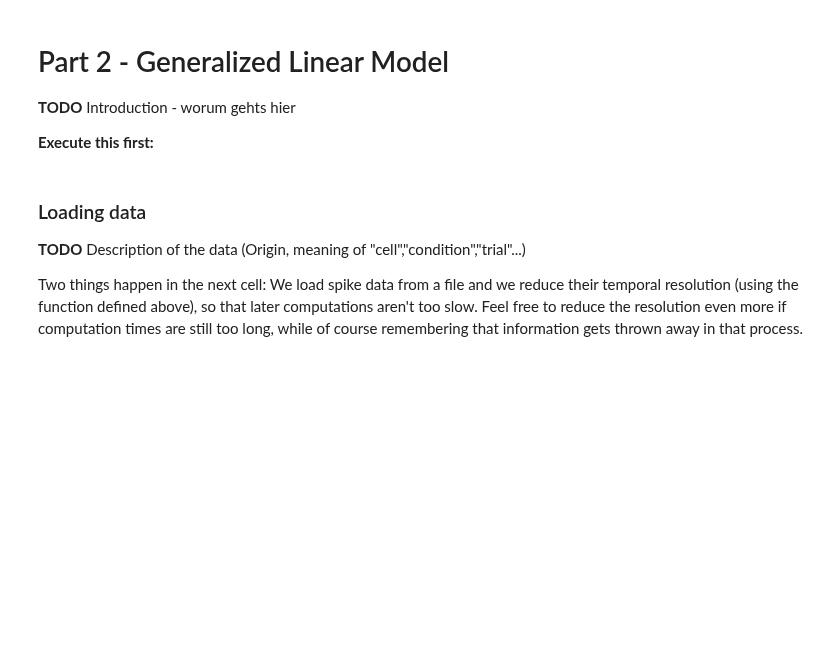
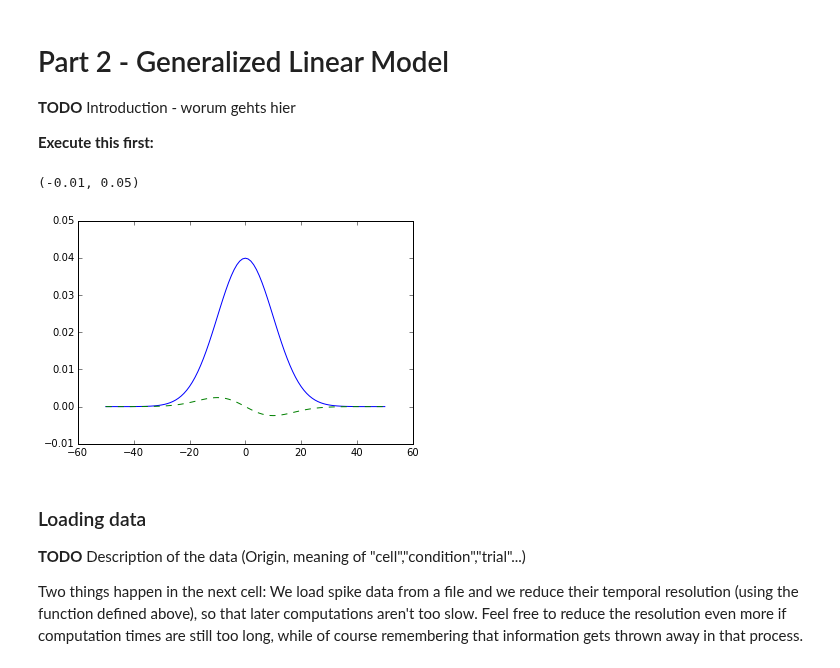
Before and after one commit to cknd/decoding, a Jupyter notebook: 02 [Solution] Part 2 - GLM.ipynb, the cells around one changed output. Saved outputs shown, nothing was run; the diff lists cells and outputs as text; code cells hidden in the pictures; blank space fills up the shorter version.

```diff
--- a/02 [Solution] Part 2 - GLM.ipynb
+++ b/02 [Solution] Part 2 - GLM.ipynb
@@ -40,6 +40,21 @@ def reduce_resolution(array,factor,sum_spikes=False):
     if spikecount_difference > 0:
         print "Lost "+str(spikecount_difference)+" spikes through resolution reduction."
     return spikes_reduced
+# %%
+from scipy.ndimage.filters import gaussian_filter1d
+
+sigma = 10#ms
+
+x = np.arange(-50,51)
+y = np.zeros(101)
+y[50] = 1
+
+plot(x,gaussian_filter1d(y, sigma=sigma, order=0), "-")
+plot(x,gaussian_filter1d(y, sigma=sigma, order=1), "--")
+ylim([-0.01,0.05])
+# %% [output]
+(-0.01, 0.05)
+[figure, added]
 # %% [markdown]
 ### Loading data
 
```
Also changed, not shown: parts of 7 cells of this notebook.
